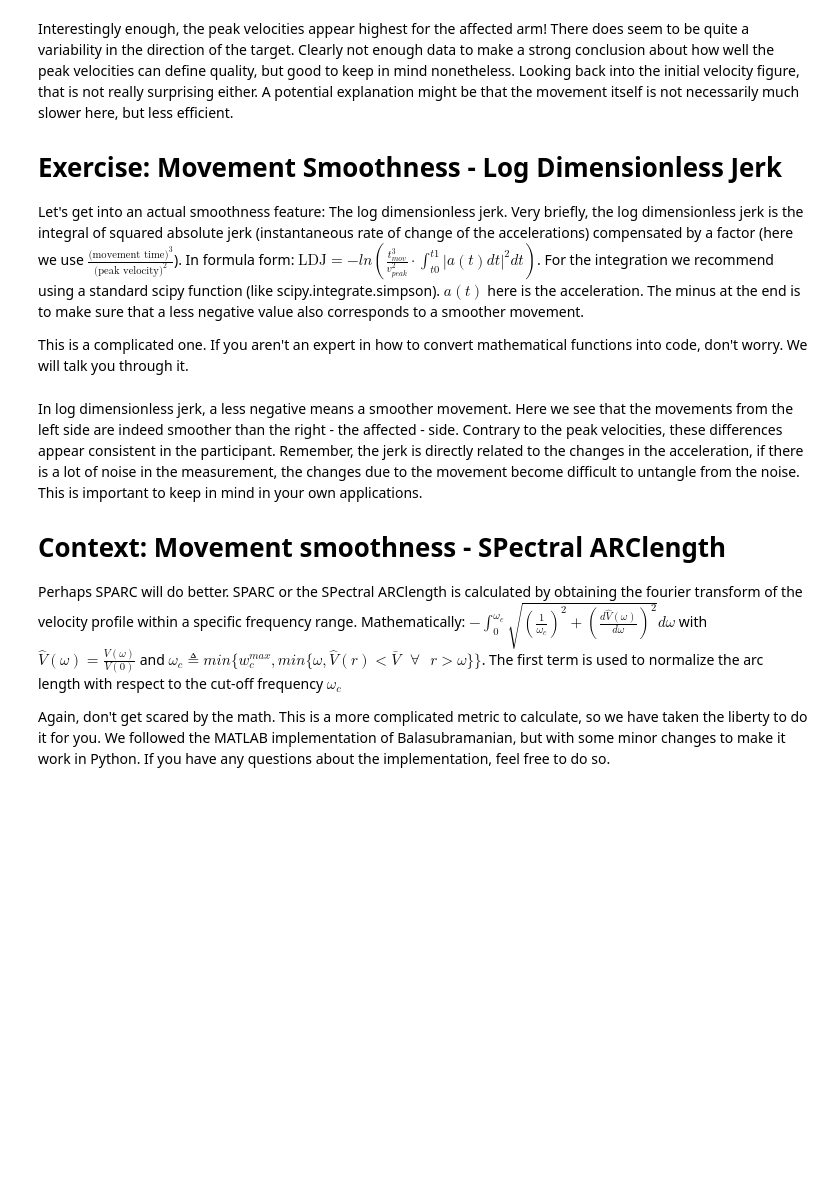
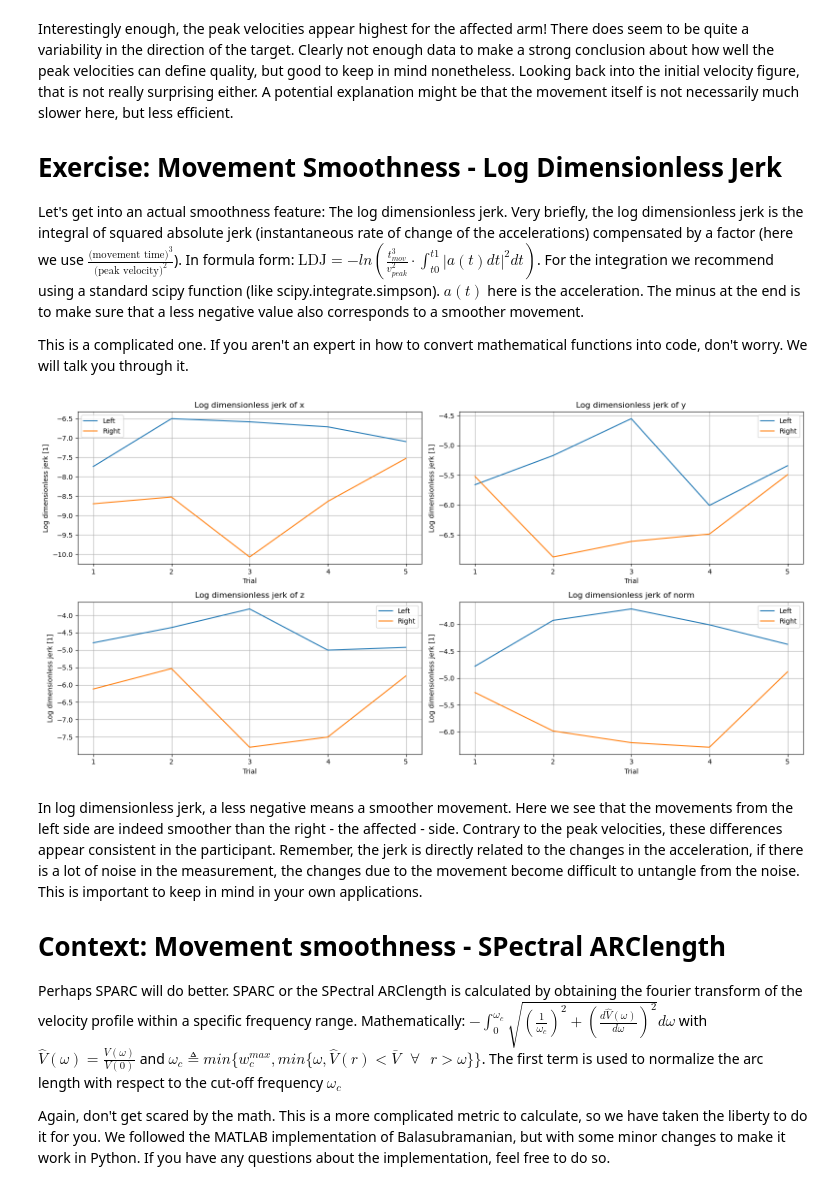
Before and after one commit to DannyLemmers/ICAMPAM-participant, a Jupyter notebook: main_participant.ipynb, the cells around one changed output. Drawn from its saved outputs; the diff is of its cells as text; code cells hidden in the pictures; blank space fills up the shorter version.

```diff
--- a/main_participant.ipynb
+++ b/main_participant.ipynb
@@ -303,7 +312,7 @@ Let's get into an actual smoothness feature: The log dimensionless jerk. Very br
 
 This is a complicated one. If you aren't an expert in how to convert mathematical functions into code, don't worry. We will talk you through it.
 # %%
-def calc_log_dimensionless_jerk(peak_vel, acceleration):
+def calc_log_dimensionless_jerk(peak_vel, acceleration, fs):
     '''
     #Input: movement_time, peak_vel, acceleration, axis
     :param movement_time: Duration of the trial movement
@@ -311,20 +320,27 @@ def calc_log_dimensionless_jerk(peak_vel, acceleration):
     :param acceleration: Acceleration vector
     :return: log dimensionless jerk of a given axis
     '''
-    #Step 1 is to calculate the norm of the accelerations. We have been using this in velocities, but haven't made one for the accelerations. If you are lost, look in the code above where we calculated the velocities. You can use the pandas (pd) functin apply together with the np.linalgnorm.
+    #Step 1 is to calculate the norm of the accelerations. We have been using this in velocities,
+    #but haven't made one for the accelerations. If you are lost, look in the code above
+    #where we calculated the velocities. You can use the function apply together with the np.linalgnorm.
     acceleration = acceleration.copy()
     acceleration.loc[:, "norm"] =
 
-    #The jerk is defined as the derivative of the accelerations. An easy way to obtain this in discrete cases is to use the differences between samples. As the time step becomes smaller and smaller, this should converge to the true derivative.
-    # np.gradient can do this if we give a vector and the time steps (1/fs). Our advice is to make an array containing the jerk squared for each of the individual axes.
-    # So you need to end up with abs_jerk_squared = [x axis, y axis, z axis, norm]
+    #We will need the time it takes between each sample later on, so let's calculate that now
     dt =
 
-    abs_jerk_squared =[]
+    jerk_squared =[]
     for axis in ['x', 'y', 'z', 'norm']:
+
+        #The jerk is defined as the derivative of the accelerations. An easy way to obtain this in discrete cases is to use the differences between samples. As the time step becomes smaller and smaller, this should converge to the true derivative.
+        # np.gradient can do this if we give a vector and the time steps (1/fs). Our advice is to make an array containing the jerk squared for each of the individual axes.
+
         jerk =
-        jerk_squared =
-        abs_jerk_squared.append(abs(jerk_squared))
+
+        #The formula asks for the jerk squared. We do that in two steps. First the square, then append it to a list.
+        single_jerk_squared =
+        jerk_squared.append()
+
     #We also need the movement time of this trial. Since we shortened the movement, lets re-evaluate it:
     movement_time =
 
@@ -333,7 +349,10 @@ def calc_log_dimensionless_jerk(peak_vel, acceleration):
 
     # Loop over the columns to compute integrals and log_dimensionless_jerk
     for i,col in enumerate(['x', 'y', 'z', 'norm']):
-        #We need to integrate the abs_jerk_squared over the entire movement, since we have already sliced the data into trials, we can just integrate an entire movement. scipy.integrate has some nice functions for this, like scipy.integrate.simpson(). Don't forget to add the time steps in the integration.
+        #We need to integrate the jerks_squared over the entire movement,
+        #since we have already sliced the data into trials, we can just integrate an entire movement.
+        # Scipy.integrate has some nice functions for this, like scipy.integrate.simpson().
+        # Don't forget to add the time steps in the integration and select the single axis.
         integral_ajs =
 
         #Select the peak velocity for the right axis from peak_vel
@@ -345,42 +364,44 @@ def calc_log_dimensionless_jerk(peak_vel, acceleration):
         #The next step is to multiply the integral of the jerk squared with the scale
         dimensionless_jerk =
 
-        #And now take the natural logarithm (np.log) and multiply it by -1. And append it to the list.
+        #And now take the natural logarithm (np.log), multiply it by -1, and append it to the list.
         log_dim_jerk =
 
-        log_dimensionless_jerk.append(log_dim_jerk)
+        log_dimensionless_jerk.append()
     return  log_dimensionless_jerk
 
 list_LDJ = []
 i = 0
 
 for acc_side in list_acc_data:
     for trial_acc in acc_side:
         peak_velocity = peak_velocities[i]
-        LDJ = calc_log_dimensionless_jerk(peak_velocity, trial_acc)
+        LDJ = calc_log_dimensionless_jerk(peak_velocity, trial_acc, fs)
         list_LDJ.append(LDJ)
         i = i + 1
 
 num_cols = 2
 num_rows = 2
 fig, axes = plt.subplots(num_cols, num_rows, figsize = (16, 8))
 axis = ["x", "y", "z", "norm"]
 trials= [1, 2, 3, 4, 5]
 it = 0
 for i in range(num_rows):
     for j in range(num_cols):
         axes[i,j].plot(trials, list(list(zip(*list_LDJ[0:5]))[it]))
         axes[i,j].plot(trials, list(list(zip(*list_LDJ[5:]))[it]))
         axes[i, j].set_title(f'Log dimensionless jerk of {axis[it]}')
         axes[i, j].set_xlabel('Trial')
         axes[i, j].set_xticks(range(1,6))
         axes[i, j].set_ylabel('Log dimensionless jerk [1]')
         axes[i, j].grid(True)
         axes[i, j].legend(["Left", "Right"])
         it= it + 1
 
 plt.tight_layout()
 plt.show()
+# %% [output]
+[figure, added]
 # %% [markdown]
  In log dimensionless jerk, a less negative means a smoother movement. Here we see that the movements from the left side are indeed smoother than the right - the affected - side. Contrary to the peak velocities, these differences appear consistent in the participant. Remember, the jerk is directly related to the changes in the acceleration, if there is a lot of noise in the measurement, the changes due to the movement become difficult to untangle from the noise. This is important to keep in mind in your own applications.
 
```
Also changed, not shown: parts of 11 cells of this notebook.
